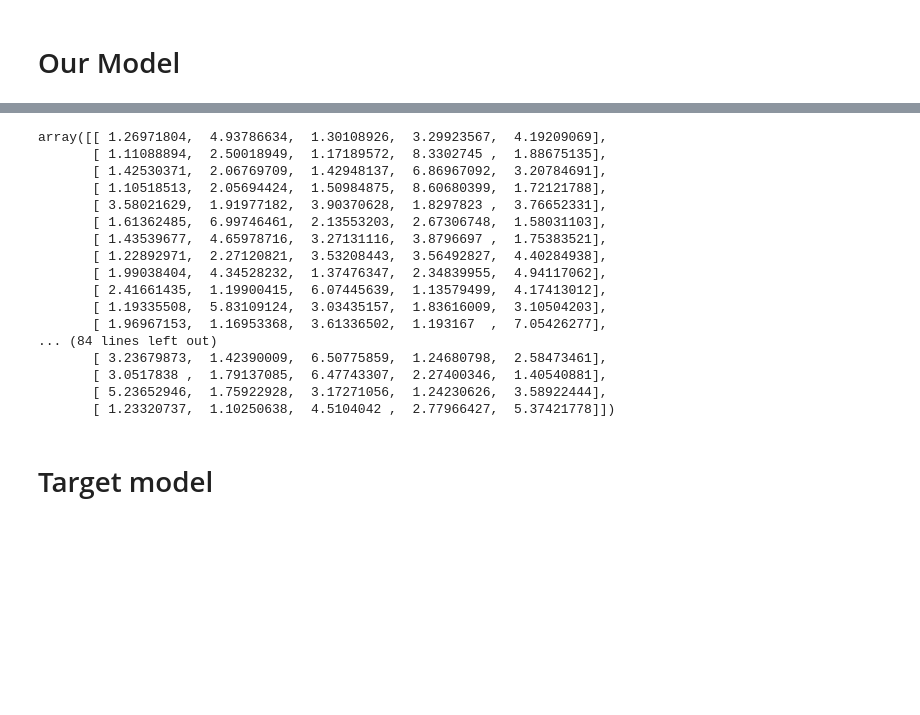
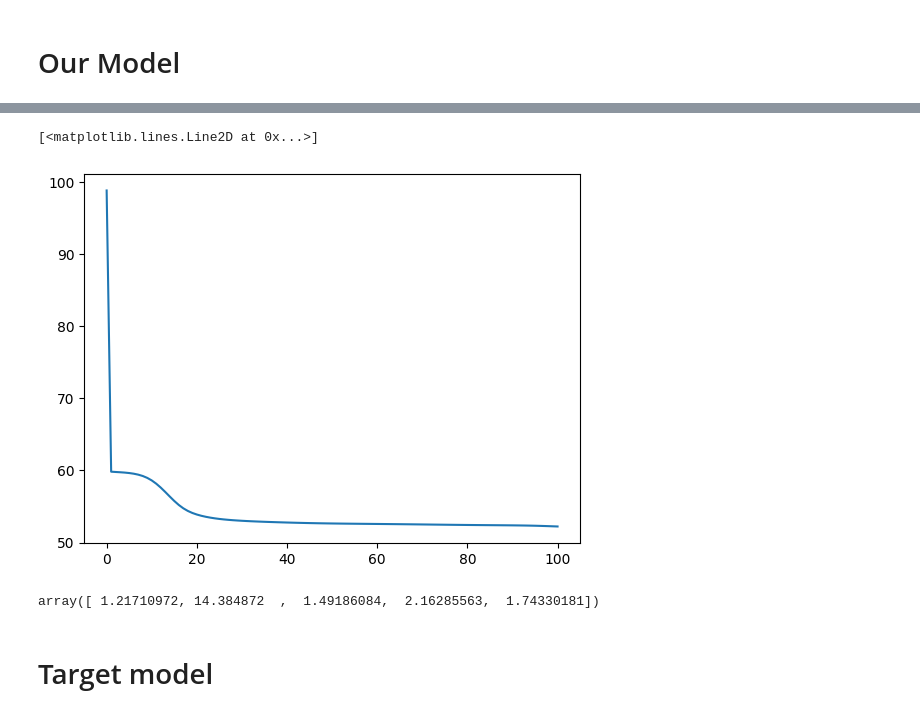
Before and after one commit to RobbenRibery/TuoTuo, a Jupyter notebook: notebook/main copy.ipynb, the cells around one changed output, grey strips where cells are left out. Drawn from its saved outputs; the diff is of its cells as text; code cells hidden in the pictures; blank space fills up the shorter version.

```diff
--- a/notebook/main copy.ipynb
+++ b/notebook/main copy.ipynb
@@ -128,6 +128,8 @@ perplexes = lda.partial_fit(
     verbose=True,
     return_perplexities=True,
 )
+
+plt.plot(perplexes)
 # %% [output]
 Topic Dirichlet Prior, Alpha
 1
@@ -149,23 +151,9 @@ Wall time: 1.58 s
+[<matplotlib.lines.Line2D at 0x...>]
+[figure, added]
-# %%
-lda._gamma_
-# %% [output]
-array([[ 1.26971804,  4.93786634,  1.30108926,  3.29923567,  4.19209069],
-       [ 1.11088894,  2.50018949,  1.17189572,  8.3302745 ,  1.88675135],
-       [ 1.42530371,  2.06769709,  1.42948137,  6.86967092,  3.20784691],
-       [ 1.10518513,  2.05694424,  1.50984875,  8.60680399,  1.72121788],
-       [ 3.58021629,  1.91977182,  3.90370628,  1.8297823 ,  3.76652331],
-       [ 1.61362485,  6.99746461,  2.13553203,  2.67306748,  1.58031103],
-       [ 1.43539677,  4.65978716,  3.27131116,  3.8796697 ,  1.75383521],
-       [ 1.22892971,  2.27120821,  3.53208443,  3.56492827,  4.40284938],
-       [ 1.99038404,  4.34528232,  1.37476347,  2.34839955,  4.94117062],
-       [ 2.41661435,  1.19900415,  6.07445639,  1.13579499,  4.17413012],
-       [ 1.19335508,  5.83109124,  3.03435157,  1.83616009,  3.10504203],
-       [ 1.96967153,  1.16953368,  3.61336502,  1.193167  ,  7.05426277],
-... (84 lines left out)
-       [ 3.23679873,  1.42390009,  6.50775859,  1.24680798,  2.58473461],
-       [ 3.0517838 ,  1.79137085,  6.47743307,  2.27400346,  1.40540881],
-       [ 5.23652946,  1.75922928,  3.17271056,  1.24230626,  3.58922444],
-       [ 1.23320737,  1.10250638,  4.5104042 ,  2.77966427,  5.37421778]])
+# %%
+lda._lambda_[:,1]
+# %% [output]
+array([ 1.21710972, 14.384872  ,  1.49186084,  2.16285563,  1.74330181])
 # %% [markdown]
 # Target model
 # %%
```
Also changed, not shown: parts of 1 cell of this notebook, 4 other files.
